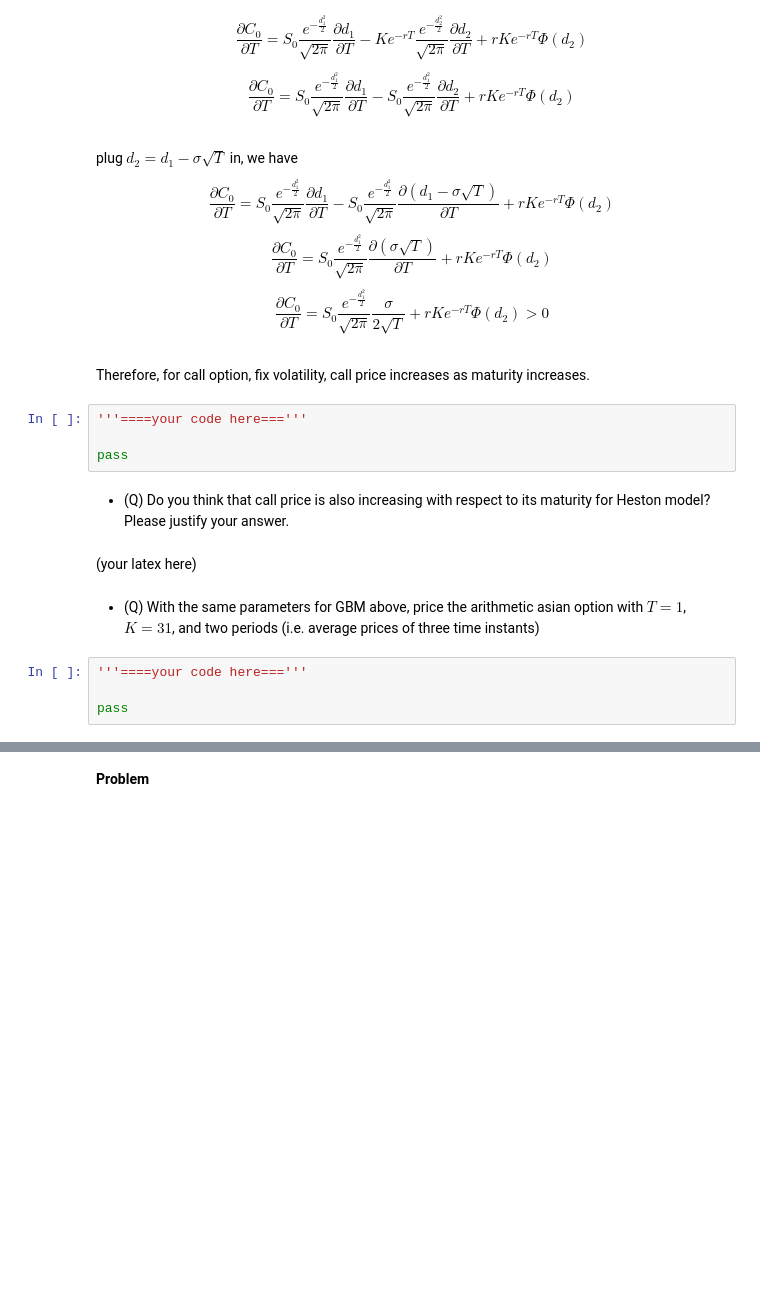
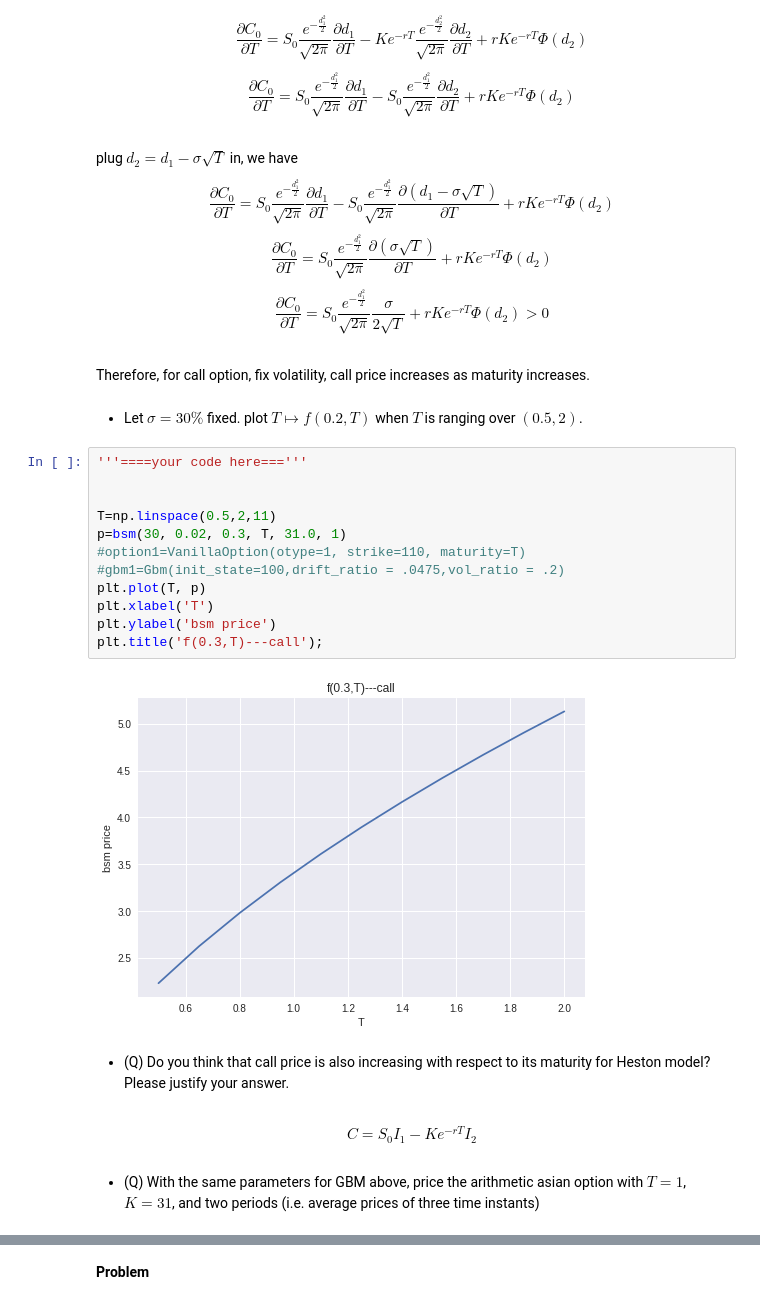
Before and after one commit to ZiyueNie/FM, a Jupyter notebook: src/ZiyueNie_Midterm.ipynb, the cells around one changed output, grey strips where cells are left out. Drawn from its saved outputs; the diff is of its cells as text; blank space fills up the shorter version.

```diff
--- a/src/ZiyueNie_Midterm.ipynb
+++ b/src/ZiyueNie_Midterm.ipynb
@@ -127,18 +127,28 @@ $$
 \frac{\partial C_0}{\partial T}= S_0\frac{e^{-\frac{d_1^2}{2}}}{\sqrt{2\pi}}\frac{\sigma}{2 \sqrt T}+rKe^{-rT}\Phi(d_2)>0$$
 <br>
 Therefore, for call option,  fix volatility, call price  increases as maturity increases.
-# %%
-'''====your code here==='''
-
-pass
+# %% [markdown]
+- Let $\sigma = 30\%$ fixed. plot $T \mapsto f(0.2, T)$ when $T$ is ranging over $(0.5, 2)$.
+# %%
+'''====your code here==='''
+
+
+T=np.linspace(0.5,2,11)
+p=bsm(30, 0.02, 0.3, T, 31.0, 1)
+#option1=VanillaOption(otype=1, strike=110, maturity=T)
+#gbm1=Gbm(init_state=100,drift_ratio = .0475,vol_ratio = .2)
+plt.plot(T, p)
+plt.xlabel('T')
+plt.ylabel('bsm price')
+plt.title('f(0.3,T)---call');
+# %% [output]
+[figure, added]
 # %% [markdown]
 - (Q)
 Do you think that call price is also increasing with respect to its maturity for Heston model? Please justify your answer.
-# %% [markdown]
-(your latex here)
+# %% [markdown]
+$$
+C = S_{0}I_{1} - Ke^{-rT}I_{2}
+$$
 # %% [markdown]
 - (Q) With the same parameters for GBM above, price the arithmetic asian option with $T = 1$, $K= 31$, and two periods (i.e. average prices of three time instants)
-# %%
-'''====your code here==='''
-
-pass
```
Also changed, not shown: parts of 1 cell of this notebook.
